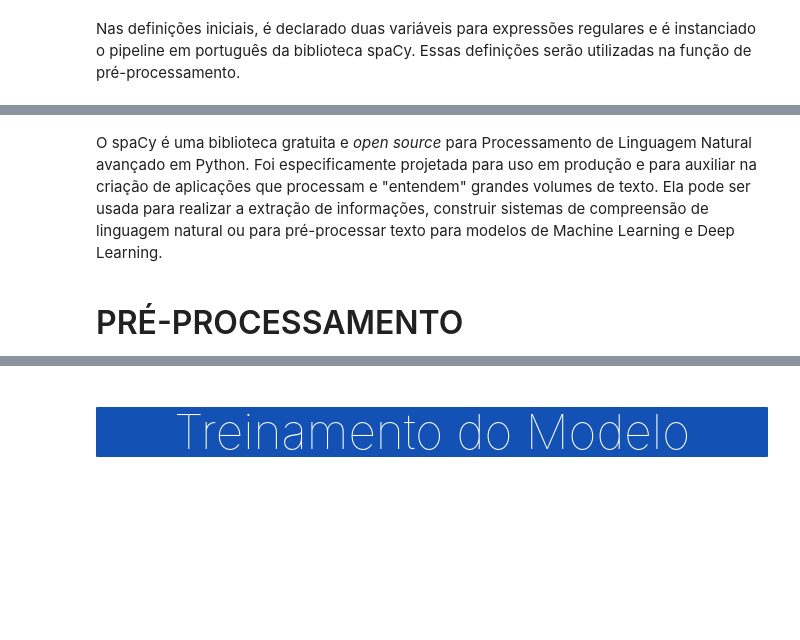
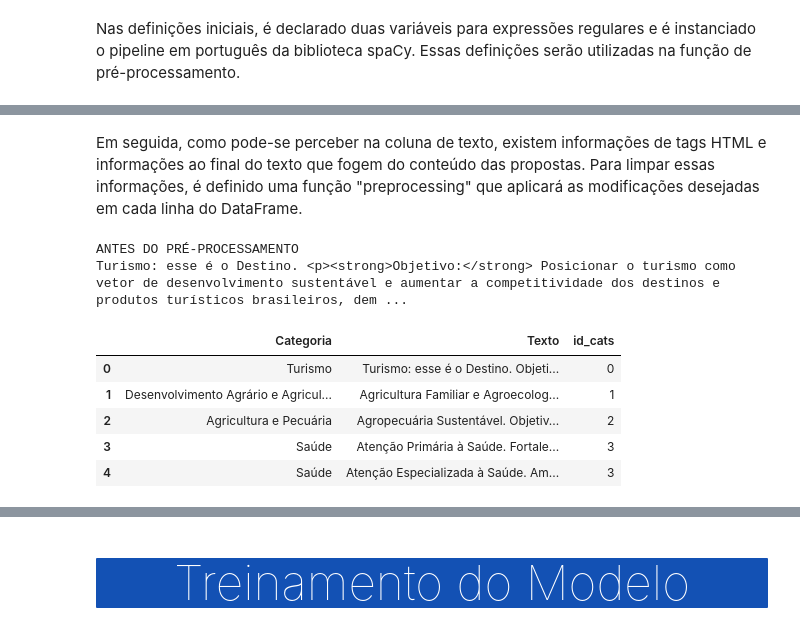
Before and after one commit to ResidenciaTICBrisa/BP-Classificador-de-Propostas, a Jupyter notebook: processo_de_desenvolvimento.ipynb, the cells around one changed output, grey strips where cells are left out. Saved outputs shown, nothing was run; the diff lists cells and outputs as text; code cells hidden in the pictures; blank space fills up the shorter version.

```diff
--- a/processo_de_desenvolvimento.ipynb
+++ b/processo_de_desenvolvimento.ipynb
@@ -151,15 +201,32 @@ nlp = spacy.load('pt_core_news_lg')   # Pipeline grande (para precisão)
+# %% [markdown]
+Em seguida, como pode-se perceber na coluna de texto, existem informações de tags HTML e informações ao final do texto que fogem do conteúdo das propostas. Para limpar essas informações, é definido uma função "preprocessing" que aplicará as modificações desejadas em cada linha do DataFrame.
+# %%
+# Para visualização do conteúdo da coluna "Texto" em uma proposta
+print("ANTES DO PRÉ-PROCESSAMENTO")
+print(f'{propostas["Texto"].iloc[0]}')
+# %% [output]
+ANTES DO PRÉ-PROCESSAMENTO
+Turismo: esse é o Destino. <p><strong>Objetivo:</strong> Posicionar o turismo como vetor de desenvolvimento sustentável e aumentar a competitividade dos destinos e produtos turísticos brasileiros, dem ...
 # %%
 # Função para pré-processamento
 def preprocessing(text):
-  text = text.lower()
+  # text = text.lower()
 
   text = re.sub(REGX_HTML, '', text)  # Removendo tags HTML
-  text = re.sub(REGX_URL, '', text) # Revomendo URLs
+  # text = re.sub(REGX_URL, '', text) # Revomendo URLs
+  text = re.sub(REGX_ENDING, '', text)
 
-  tokens = [t.text for t in nlp(text) if t not in STOP_WORDS and not t.is_punct]
+  # tokens = [t.lemma_ for t in nlp(text) if t not in STOP_WORDS and not t.is_punct]
 
-  return ' '.join(tokens)
+  return text
+
+#  Ajustando textos da coluna Corpo
+propostas['Texto'] = propostas['Texto'].apply(preprocessing)
+propostas.head()
+# %% [output]
+|  | Categoria | Texto | id_cats |
+| 0 | Turismo | Turismo: esse é o Destino. Objeti... | 0 |
+| 1 | Desenvolvimento Agrário e Agricul... | Agricultura Familiar e Agroecolog... | 1 |
+| 2 | Agricultura e Pecuária | Agropecuária Sustentável. Objetiv... | 2 |
+| 3 | Saúde | Atenção Primária à Saúde. Fortale... | 3 |
+| 4 | Saúde | Atenção Especializada à Saúde. Am... | 3 |
-# %% [markdown]
-O spaCy é uma biblioteca gratuita e _open source_ para Processamento de Linguagem Natural avançado em Python. Foi especificamente projetada para uso em produção e para auxiliar na criação de aplicações que processam e "entendem" grandes volumes de texto. Ela pode ser usada para realizar a extração de informações, construir sistemas de compreensão de linguagem natural ou para pré-processar texto para modelos de Machine Learning e Deep Learning.
-# %% [markdown]
-<h3 style="font-size:2rem">PRÉ-PROCESSAMENTO</h3>
```
Also changed, not shown: parts of 62 cells of this notebook, 5 other files.
